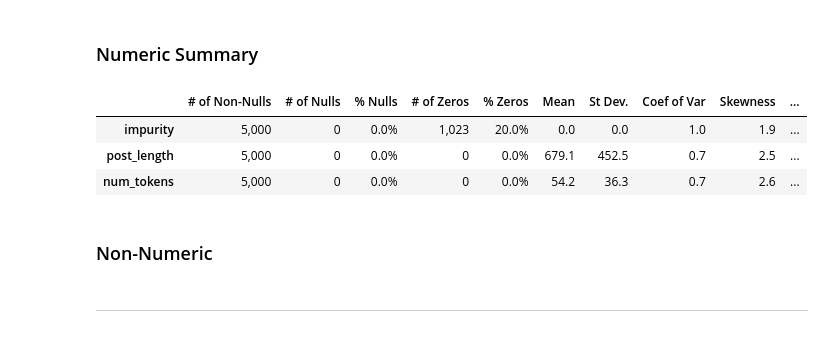
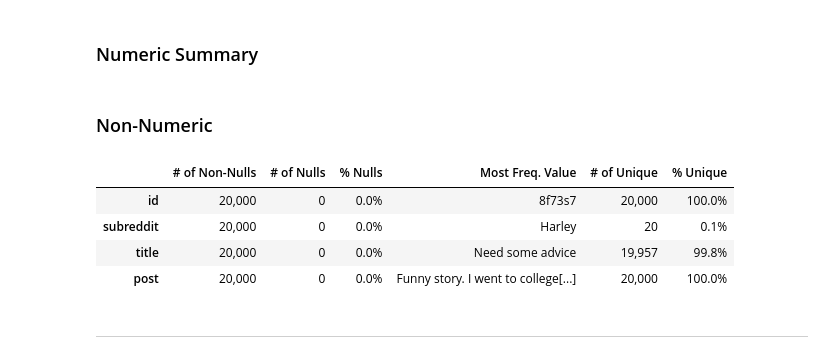
Before and after one commit to shane-kercheval/nlp-template, a Jupyter notebook: source/notebooks/text_eda_reddit.ipynb, the cells around one changed output. Saved outputs shown, nothing was run; the diff lists cells and outputs as text; code cells hidden in the pictures.

```diff
--- a/source/notebooks/text_eda_reddit.ipynb
+++ b/source/notebooks/text_eda_reddit.ipynb
@@ -17,10 +17,17 @@ Much of the code and examples are copied/modified from
 # %%
 pd.set_option('display.max_colwidth', None)
 # %%
+from itertools import islice
+import pandas as pd
+from helpsk.logging import Timer
+from helpsk.pandas import non_numeric_summary, numeric_summary
 from source.library.text_analysis import count_tokens, tf_idf, get_context_from_keyword, \
     count_keywords, count_keywords_by, impurity
+from source.library.datasets import DATA
+
+pd.set_option('display.max_colwidth', None)
 # %%
 with Timer("Loading Data"):
-    path = 'artifacts/data/processed/reddit.pkl'
-    df = pd.read_pickle(path)
+    reddit = DATA.reddit.load()
+    reddit_corpus = DATA.reddit_corpus.load()
 # %% [output]
@@ -42,16 +51,17 @@ df.head(1)
 # %% [markdown]
 ### Numeric Summary
 # %%
-hlp.pandas.numeric_summary(df)
+numeric_summary(reddit)
-# %% [output]
-|  | # of Non-Nulls | # of Nulls | % Nulls | # of Zeros | % Zeros | Mean | St Dev. | Coef of Var | Skewness | ... |
-| impurity | 5,000 | 0 | 0.0% | 1,023 | 20.0% | 0.0 | 0.0 | 1.0 | 1.9 | ... |
-| post_length | 5,000 | 0 | 0.0% | 0 | 0.0% | 679.1 | 452.5 | 0.7 | 2.5 | ... |
-| num_tokens | 5,000 | 0 | 0.0% | 0 | 0.0% | 54.2 | 36.3 | 0.7 | 2.6 | ... |
 # %% [markdown]
 ### Non-Numeric
 # %%
-hlp.pandas.non_numeric_summary(df)
+non_numeric_summary(reddit)
+# %% [output]
+|  | # of Non-Nulls | # of Nulls | % Nulls | Most Freq. Value | # of Unique | % Unique |
+| id | 20,000 | 0 | 0.0% | 8f73s7 | 20,000 | 100.0% |
+| subreddit | 20,000 | 0 | 0.0% | Harley | 20 | 0.1% |
+| title | 20,000 | 0 | 0.0% | Need some advice | 19,957 | 99.8% |
+| post | 20,000 | 0 | 0.0% | Funny story. I went to college[...] | 20,000 | 100.0% |
 # %% [markdown]
 ---
 # %% [markdown]
```
Also changed, not shown: parts of 10 cells of this notebook.
